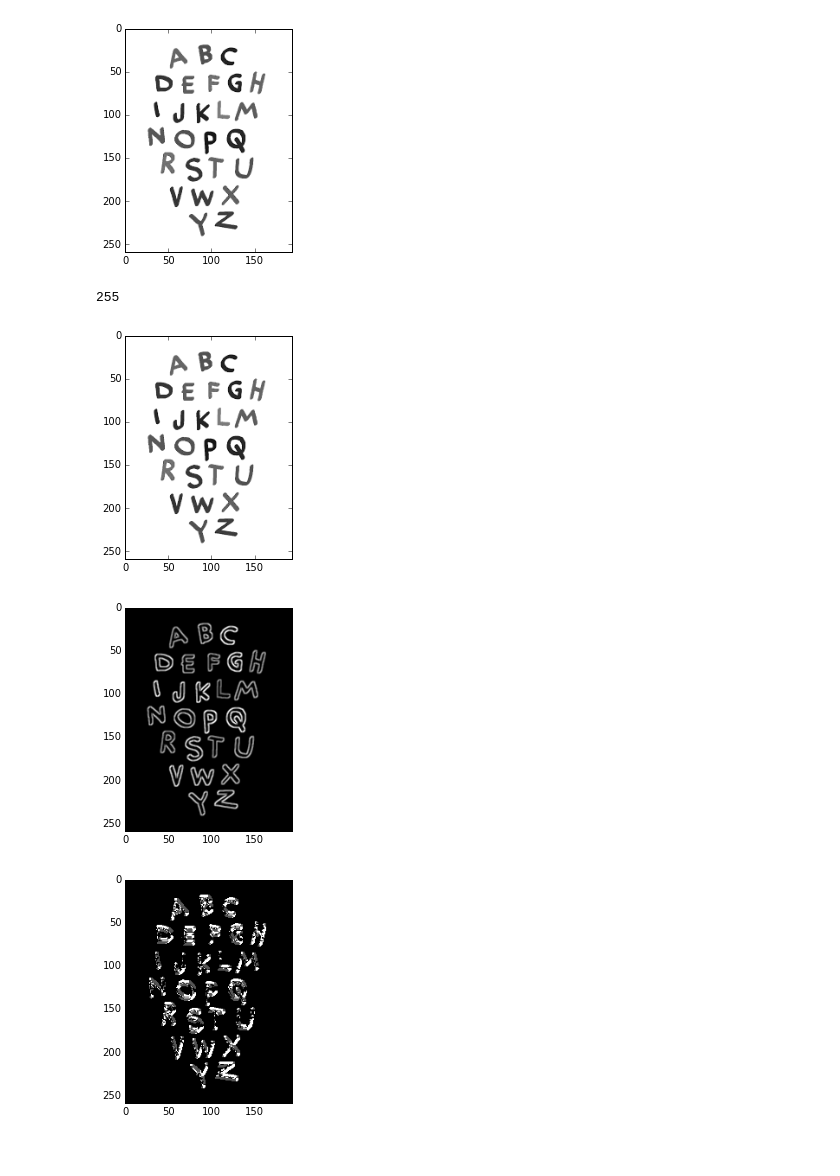
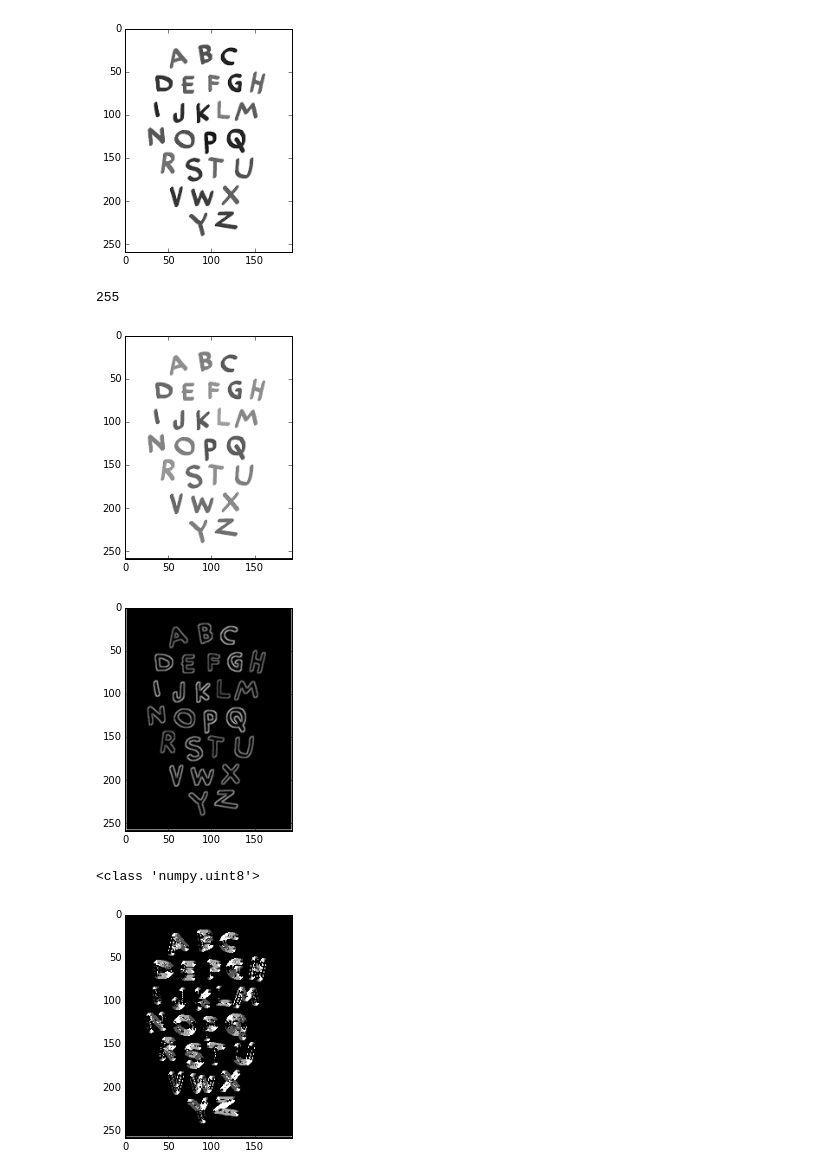
Before and after one commit to RiyanshKarani01235/Python-tutorials, a Jupyter notebook: C library for image processing/7 - Array passing and returning between C and Python/7 - Array passing and returning between C and Python.ipynb, the cells around one changed output. Drawn from its saved outputs; the diff is of its cells as text; code cells hidden in the pictures.

```diff
--- a/C library for image processing/7 - Array passing and returning between C and Python/7 - Array passing and returning between C and Python.ipynb
+++ b/C library for image processing/7 - Array passing and returning between C and Python/7 - Array passing and returning between C and Python.ipynb
@@ -144,13 +213,13 @@ display_image(image)
 # %%
 import lib_image_processing
 from gaussian import gaussian
 g = gaussian()
-kernel = g.generate_gaussian_smoothening_kernel(0.001)
+kernel = g.generate_gaussian_smoothening_kernel(0.1)
 image = lib_image_processing.convolution(image,kernel,convert_to_uint8 = False)
 display_image(image)
 # %% [output]
 255
-[figure, old version]
+[figure, new version]
 # %%
 import lib_image_processing
 # %%
@@ -160,12 +229,14 @@ angle = m[1]
 # %%
 display_image(magnitude)
 # %% [output]
-[figure, old version]
+[figure, new version]
 # %%
 matplotlib.pyplot.imshow(angle)
 display_image(angle)
+print(type(angle[0][0]))
 # %% [output]
+<class 'numpy.uint8'>
-[figure, old version]
+[figure, new version]
 # %%
 from debug import time_this_function
 # %%
```
Also changed, not shown: parts of 4 cells of this notebook, 35 other files.
